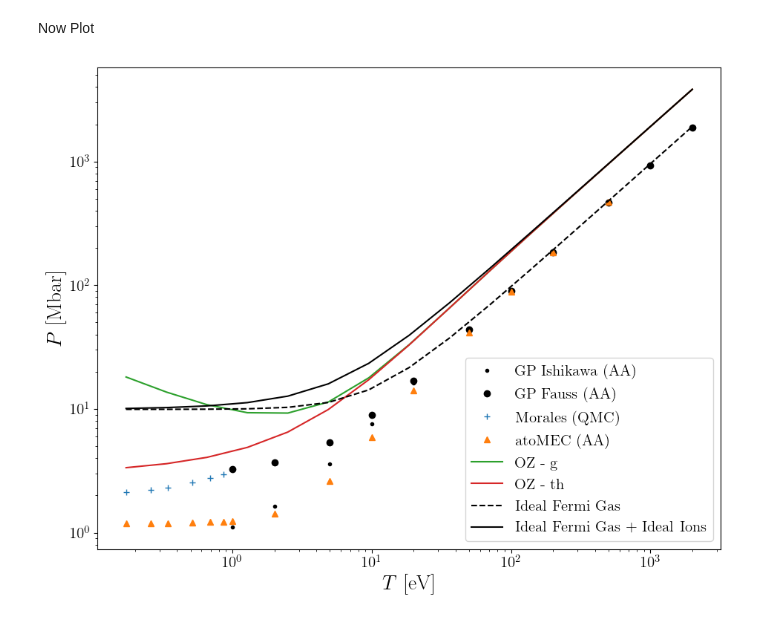
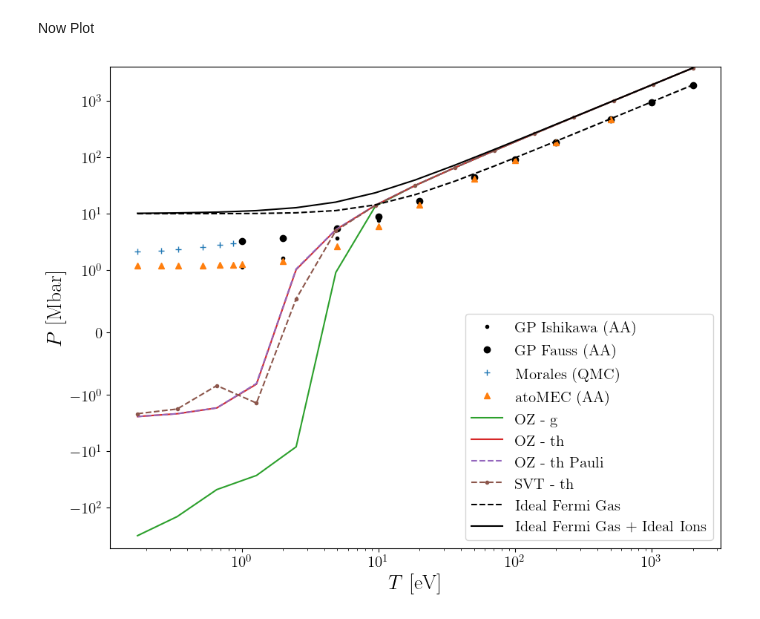
Before and after one commit to ZachAJohnson/hnc, a Jupyter notebook: benchmark_examples/George_Petrov/EOS_compare_to_Petrov_with-ions.ipynb, the cells around one changed output. Cells and saved outputs as stored; diff of their text form; code cells hidden in the pictures.

Commit message:
Finalized 100% the correct Kelbg, Duetschm and Improved Kelbg potentials. Now to figure out what is best, and if any parameters should be fitted.

```diff
--- a/benchmark_examples/George_Petrov/EOS_compare_to_Petrov_with-ions.ipynb
+++ b/benchmark_examples/George_Petrov/EOS_compare_to_Petrov_with-ions.ipynb
@@ -210,13 +210,13 @@ for T_eV in Te_eV_list:
     Pe, Pi, P = plasma_output(plasma)
     P_list_2.append( [Pe, Pi, P] )
     #3
-    # plasma = plasma3(T_eV)
-    # Pe, Pi, P = plasma_output(plasma)
-    # P_list_3.append( [Pe, Pi, P] )
+    plasma = plasma3(T_eV)
+    Pe, Pi, P = plasma_output(plasma)
+    P_list_3.append( [Pe, Pi, P] )
     # #4
-    # plasma = plasma4(T_eV)
-    # Pe, Pi, P = plasma_output(plasma)
-    # P_list_4.append( [Pe, Pi, P] )
+    plasma = plasma4(T_eV)
+    Pe, Pi, P = plasma_output(plasma)
+    P_list_4.append( [Pe, Pi, P] )
 # %% [output]
 Te_in_eV: 0.172
 Ti_in_eV: 0.172
@@ -256,35 +333,35 @@ axs[0].plot(GP_Te_eV, GP_PMbar_2, 'ko', label='GP Fauss (AA)')
 #Plot Morales data
 axs[0].plot(Morales_TeV, Morales_PMbar, '+', label='Morales (QMC)')
 
 #Plot atoMEC data
 axs[0].plot(atoMEC_TeV, atoMEC_PMbar, '^', label='atoMEC (AA)')
 
 # Plot Pressure ratio
 p_type=2
 axs[0].plot(Te_eV_list, P_list_1[:,p_type], label=name1)
 axs[0].plot(Te_eV_list, P_list_2[:,p_type], label=name2)
-# axs[0].plot(Te_eV_list, P_list_3[:,p_type],'--', label=name3)
+axs[0].plot(Te_eV_list, P_list_3[:,p_type],'--', label=name3)
 # axs[0].plot(Te_eV_list, P_list_3[:,0],'--', label="CMHNC - e")
 # axs[0].plot(Te_eV_list, P_list_3[:,1],'--', label="CMHNC - i")
 # axs[0].plot(Te_eV_list, P_list_3[:,2],'--', label="CMHNC - e+i")
-# axs[0].plot(Te_eV_list, P_list_4[:,p_type],'--.', label=name4)
+axs[0].plot(Te_eV_list, P_list_4[:,p_type],'--.', label=name4)
 
 # Plot Fermi Pressure
 Pe_ideal_Mbar = [P_Ideal_Fermi_Gas(Te_eV*eV_to_AU, ni_AU)*AU_to_bar/1e6 for Te_eV in Te_eV_list]
 Pi_ideal_Mbar = Ti_eV_list*eV_to_AU*ni_AU*AU_to_bar/1e6
 
 axs[0].plot(Te_eV_list, Pe_ideal_Mbar,'k--', label="Ideal Fermi Gas"  )
 axs[0].plot(Te_eV_list, Pe_ideal_Mbar + Pi_ideal_Mbar,'k-', label="Ideal Fermi Gas + Ideal Ions"  )
 
 for ax in axs:
     ax.legend(fontsize=15, loc='lower right')
     ax.set_xscale('log')
-    # ax.set_yscale('symlog', linthresh=1)
-    ax.set_yscale('log')
+    ax.set_yscale('symlog', linthresh=1)
+    # ax.set_yscale('log')
     # ax.set_ylim(0, 20)
     ax.set_ylabel(r"$P$ [Mbar]", fontsize=20)
     ax.set_xlabel(r"$T$ [eV]", fontsize=20)
     ax.tick_params(labelsize=15)
 plt.tight_layout()
 # %% [output]
-[figure, old version]
+[figure, new version]
```
Also changed, not shown: parts of 2 cells of this notebook, 5 other files.
